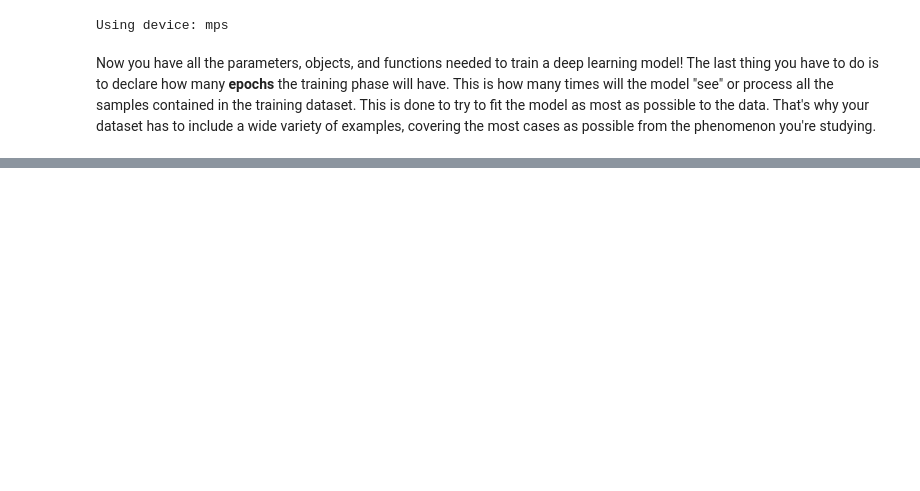
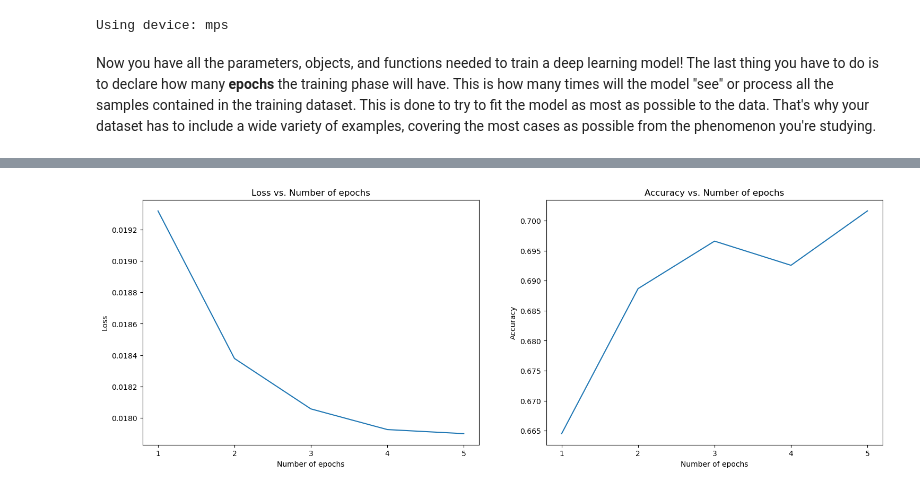
Before and after one commit to judz03/Pytorch-and-HF-for-genomic-sequence-classification, a Jupyter notebook: sequence_classification_with_deep_learning.ipynb, the cells around one changed output, grey strips where cells are left out. Saved outputs shown, nothing was run; the diff lists cells and outputs as text; code cells hidden in the pictures; blank space fills up the shorter version.

```diff
--- a/sequence_classification_with_deep_learning.ipynb
+++ b/sequence_classification_with_deep_learning.ipynb
@@ -298,7 +316,7 @@ def test(model, device, test_loader, max_length, losses, accuracies):
 Now you have all the parameters, objects, and functions needed to train a deep learning model! The last thing you have to do is to declare how many **epochs** the training phase will have. This is how many times will the model "see" or process all the samples contained in the training dataset. This is done to try to fit the model as most as possible to the data. That's why your dataset has to include a wide variety of examples, covering the most cases as possible from the phenomenon you're studying.
 # %%
 # Define the number of epochs
-epochs = 3
+epochs = 5
 
 # Define the lists to store the losses and accuracies
 losses = []
@@ -328,0 +339,19 @@ Test Error:
+# %%
+# Plot the loss and accuracy values agianst the number of epochs
+n_epochs = np.arange(1, epochs + 1) # Create an array with the number of epochs
+plt.figure(figsize=(18, 6))
+plt.subplot(1, 2, 1)
+plt.plot(n_epochs, losses)
+plt.xticks(n_epochs)
+plt.title("Loss vs. Number of epochs")
+plt.xlabel("Number of epochs")
+plt.ylabel("Loss")
+plt.subplot(1, 2, 2)
+plt.plot(n_epochs, accuracies)
+plt.xticks(n_epochs)
+plt.title("Accuracy vs. Number of epochs")
+plt.xlabel("Number of epochs")
+plt.ylabel("Accuracy")
+plt.show()
+# %% [output]
+[figure, added]
```
Also changed, not shown: parts of 27 cells of this notebook.
